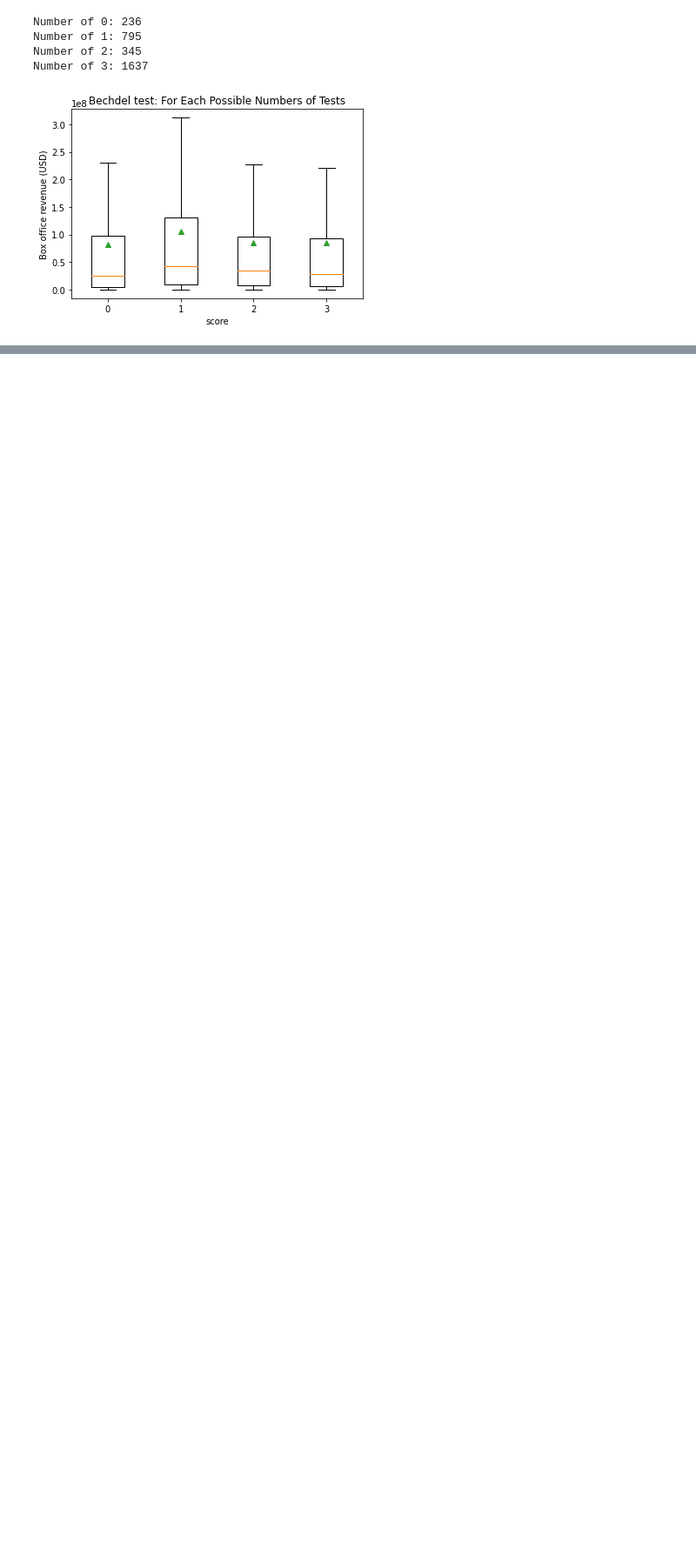
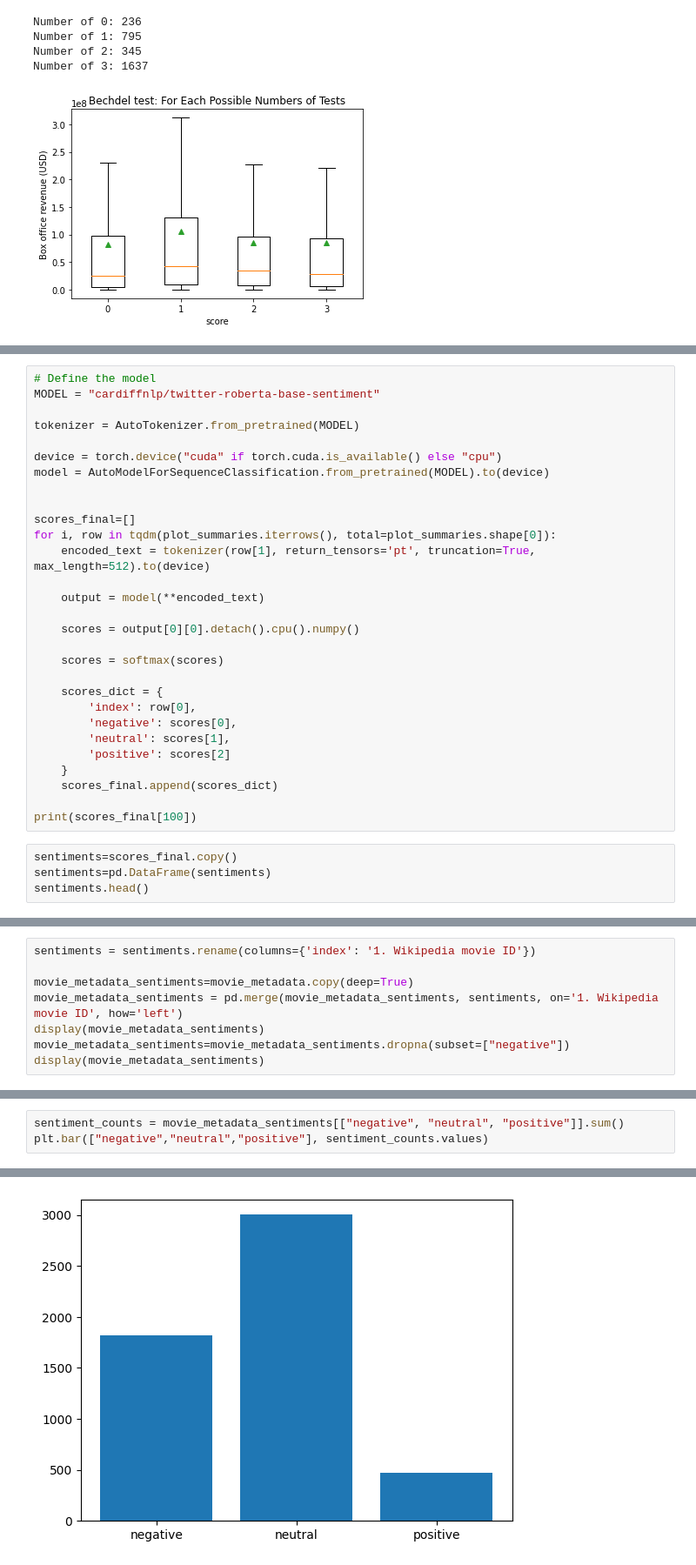
Before and after one commit to epfl-ada/ada-2023-project-pandamonium, a Jupyter notebook: Milestone_P2.ipynb, the cells around one changed output, grey strips where cells are left out. Shown: that part at 87% size. Drawn from its saved outputs; the diff is of its cells as text; blank space fills up the shorter version.

Commit message:
Sentiment scores and initial analysis added

```diff
--- a/Milestone_P2.ipynb
+++ b/Milestone_P2.ipynb
@@ -524,0 +532,33 @@ Number of 3: 1637
+# %%
+# Define the model
+MODEL = "cardiffnlp/twitter-roberta-base-sentiment"
+
+tokenizer = AutoTokenizer.from_pretrained(MODEL)
+
+device = torch.device("cuda" if torch.cuda.is_available() else "cpu")
+model = AutoModelForSequenceClassification.from_pretrained(MODEL).to(device)
+
+
+scores_final=[]
+for i, row in tqdm(plot_summaries.iterrows(), total=plot_summaries.shape[0]):
+    encoded_text = tokenizer(row[1], return_tensors='pt', truncation=True, max_length=512).to(device)
+
+    output = model(**encoded_text)
+
+    scores = output[0][0].detach().cpu().numpy()
+
+    scores = softmax(scores)
+
+    scores_dict = {
+        'index': row[0],
+        'negative': scores[0],
+        'neutral': scores[1],
+        'positive': scores[2]
+    }
+    scores_final.append(scores_dict)
+
+print(scores_final[100])
+# %%
+sentiments=scores_final.copy()
+sentiments=pd.DataFrame(sentiments)
+sentiments.head()
@@ -524,0 +572,8 @@ Number of 3: 1637
+# %%
+sentiments = sentiments.rename(columns={'index': '1. Wikipedia movie ID'})
+
+movie_metadata_sentiments=movie_metadata.copy(deep=True)
+movie_metadata_sentiments = pd.merge(movie_metadata_sentiments, sentiments, on='1. Wikipedia movie ID', how='left')
+display(movie_metadata_sentiments)
+movie_metadata_sentiments=movie_metadata_sentiments.dropna(subset=["negative"])
+display(movie_metadata_sentiments)
@@ -524,0 +607,4 @@ Number of 3: 1637
+# %%
+sentiment_counts = movie_metadata_sentiments[["negative", "neutral", "positive"]].sum()
+plt.bar(["negative","neutral","positive"], sentiment_counts.values)
+# %% [output]
@@ -524,0 +612 @@ Number of 3: 1637
+[figure, added]
```
Also changed, not shown: parts of 5 cells of this notebook.
